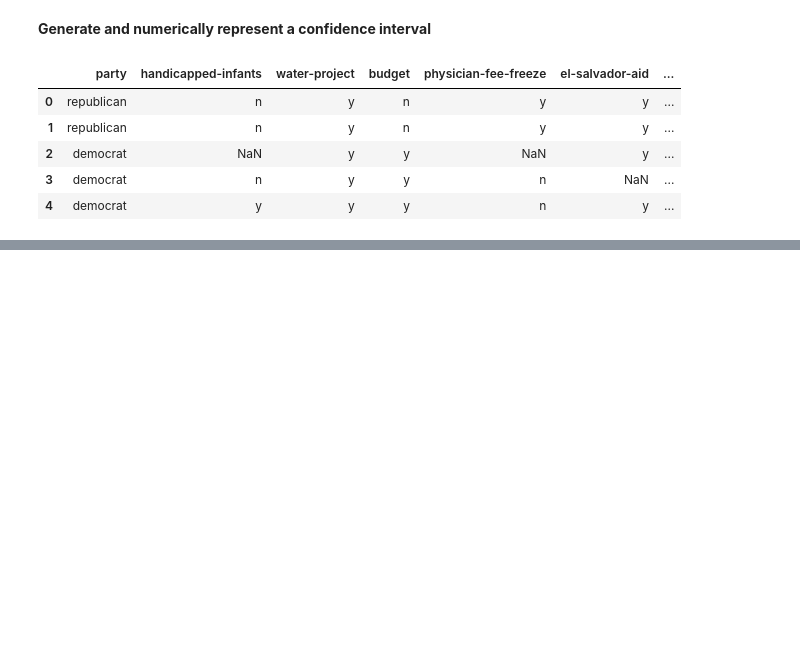
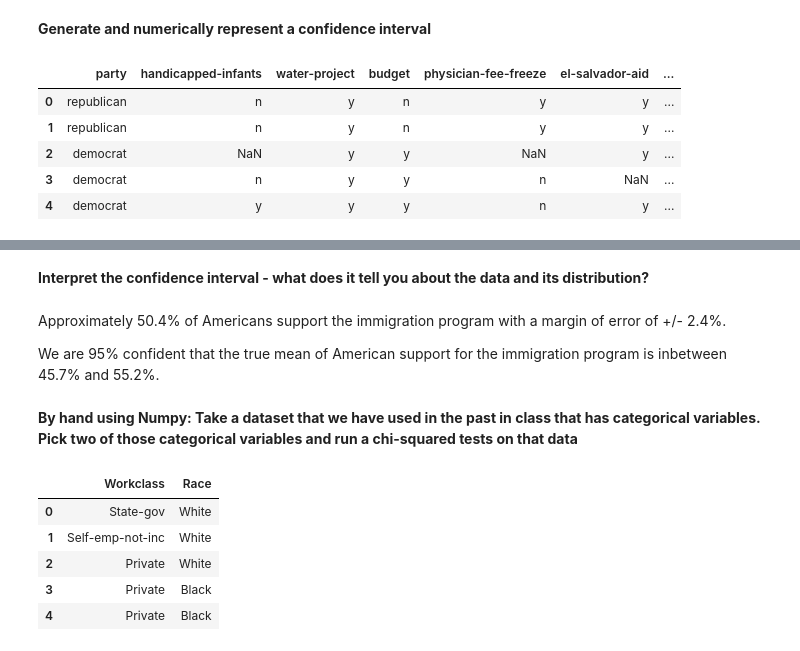
Before and after one commit to ilyanovak/DS-Unit-1-Sprint-2-Statistics, a Jupyter notebook: module2/LS_DS_122_Sampling_Confidence_Intervals_and_Hypothesis_Testing_Assignment.ipynb, the cells around one changed output, grey strips where cells are left out. Drawn from its saved outputs; the diff is of its cells as text; code cells hidden in the pictures; blank space fills up the shorter version.

```diff
--- a/module2/LS_DS_122_Sampling_Confidence_Intervals_and_Hypothesis_Testing_Assignment.ipynb
+++ b/module2/LS_DS_122_Sampling_Confidence_Intervals_and_Hypothesis_Testing_Assignment.ipynb
@@ -118,0 +136,22 @@ from scipy.stats import t
+# %% [markdown]
+**Interpret the confidence interval - what does it tell you about the data and its distribution?**
+# %% [markdown]
+Approximately 50.4% of Americans support the immigration program with a margin of error of +/- 2.4%.
+
+We are 95% confident that the true mean of American support for the immigration program is inbetween 45.7% and 55.2%.
+# %% [markdown]
+**By hand using Numpy: Take a dataset that we have used in the past in class that has categorical variables. Pick two of those categorical variables and run a chi-squared tests on that data**
+# %%
+url = 'https://archive.ics.uci.edu/ml/machine-learning-databases/adult/adult.data'
+adult_df = pd.read_csv(url, header=None, na_values=' ?')
+adult_df.head()
+adult_subset = adult_df.loc[:,[1,8]]
+adult_subset.columns = ['Workclass', 'Race']
+adult_subset.head()
+# %% [output]
+|  | Workclass | Race |
+| 0 | State-gov | White |
+| 1 | Self-emp-not-inc | White |
+| 2 | Private | White |
+| 3 | Private | Black |
+| 4 | Private | Black |
```
Also changed, not shown: parts of 27 cells of this notebook.
